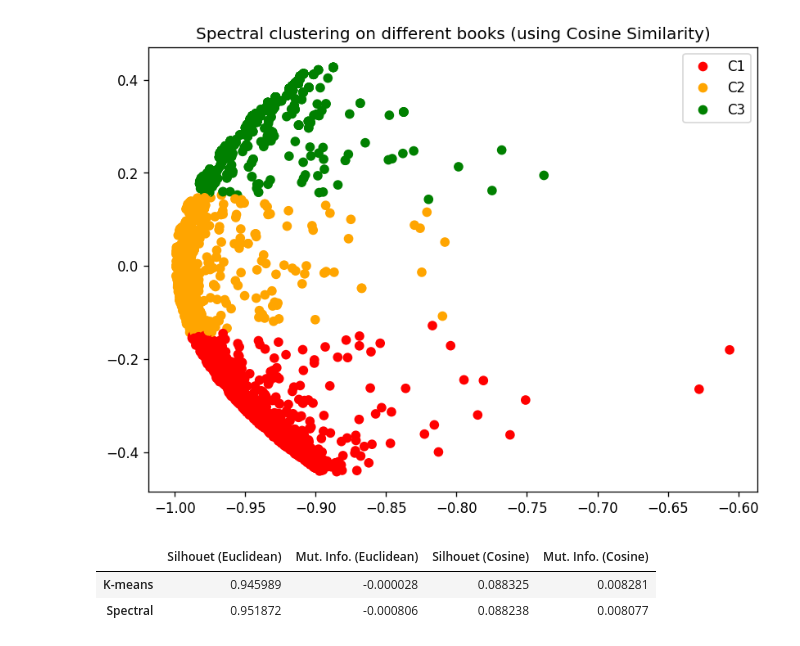
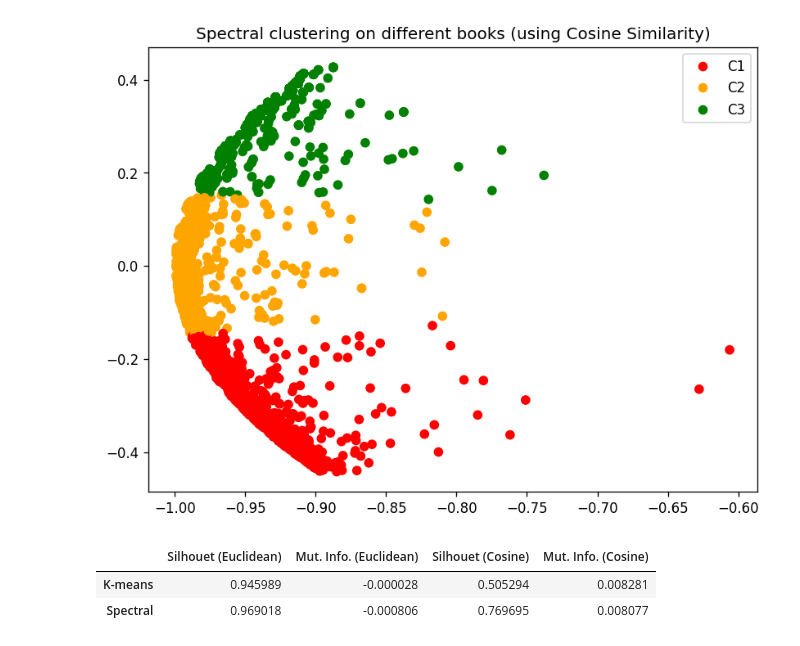
Before and after one commit to darhal/IFT799-DataScience, a Jupyter notebook: Lab2/tp2.ipynb, the cells around one changed output. Cells and saved outputs as stored; diff of their text form; code cells hidden in the pictures.

```diff
--- a/Lab2/tp2.ipynb
+++ b/Lab2/tp2.ipynb
@@ -88,6 +88,10 @@ display(pdScoreMat)
 
 pdBooksFeatures = getBookStats(scoreMatrix, booksAsin)
 display(pdBooksFeatures)
+count = [ (pdBooksFeatures.Class.values == i).sum() for i in range(0, 3) ]
+for i in range(0,3):
+    nbStars = (i+1) * "⭐"
+    print(f"{nbStars} : {count[i]} samples")
 # %% [output]
 |  | 1 ⭐ | 2 ⭐ | 3 ⭐ | 4 ⭐ | 5 ⭐ |
 | 000100039X | 6 | 4 | 8 | 15 | 173 |
@@ -291,43 +298,51 @@ def displaySpectralClustering(booksFeatures):
         dataLabels=spectralCos.labels_,
         title="Spectral clustering on different books (using Cosine Similarity)"
     )
-    return spectralEucli, spectralCos
+    return eucliCoords, spectralEucli, cosCoords, spectralCos
 
-spectralEucli, spectralCos = displaySpectralClustering(booksFeatures)
+spectralEucliCoords, spectralEucli, spectralCosCoords, spectralCos = displaySpectralClustering(booksFeatures)
 # %% [output]
 [figure]
 [figure]
 # %%
 # Q5
-def getAccuracyMatrix(pdBooksFeatures, booksFeatures, kmeansEucli, kmeansCos, spectralEucli, spectralCos):
+def getAccuracyMatrix(pdBooksFeatures, booksFeatures, kmeansEucli, kmeansCos, spectralEucli, spectralCos, spectralEucliCoords, spectralCosCoords):
     bookClasses = pdBooksFeatures[["Class"]].to_numpy(dtype=int).T[0]
     perfMetric = np.array([
         [
             sk.metrics.silhouette_score(booksFeatures, kmeansEucli.labels_),
             sk.metrics.adjusted_mutual_info_score(kmeansEucli.labels_, bookClasses),
-            sk.metrics.silhouette_score(booksFeatures, kmeansCos.labels_),
+            sk.metrics.silhouette_score(preprocessing.normalize(booksFeatures), kmeansCos.labels_, metric="cosine"),
             sk.metrics.adjusted_mutual_info_score(kmeansCos.labels_, bookClasses),
         ],
         [
-            sk.metrics.silhouette_score(booksFeatures, spectralEucli.labels_),
+            sk.metrics.silhouette_score(spectralEucliCoords, spectralEucli.labels_),
             sk.metrics.adjusted_mutual_info_score(spectralEucli.labels_, bookClasses),
-            sk.metrics.silhouette_score(booksFeatures, spectralCos.labels_),
+            sk.metrics.silhouette_score(spectralCosCoords, spectralCos.labels_, metric="cosine"),
             sk.metrics.adjusted_mutual_info_score(spectralCos.labels_, bookClasses),
         ],
     ])
     return perfMetric
 
-def displayAccuracyMatrix(pdBooksFeatures, booksFeatures, kmeansClustering, spectraClustering):
-    accMat = getAccuracyMatrix(pdBooksFeatures, booksFeatures, kmeansClustering[0], kmeansClustering[1], spectraClustering[0], spectraClustering[1])
+def displayAccuracyMatrix(pdBooksFeatures, booksFeatures, kmeansClustering, spectraClustering, spectralEucliCoords, spectralCosCoords):
+    accMat = getAccuracyMatrix(pdBooksFeatures, booksFeatures, kmeansClustering[0], kmeansClustering[1],
+        spectraClustering[0], spectraClustering[1], spectralEucliCoords, spectralCosCoords)
     display(pd.DataFrame(
         data=accMat,
         columns=["Silhouet (Euclidean)", "Mut. Info. (Euclidean)", "Silhouet (Cosine)", "Mut. Info. (Cosine)",],
         index=["K-means", "Spectral"]
     ))
     return accMat
 
-_ = displayAccuracyMatrix(pdBooksFeatures, booksFeatures, (kmeansEucli, kmeansCos), (spectralEucli, spectralCos))
+_ = displayAccuracyMatrix(
+    pdBooksFeatures,
+    booksFeatures,
+    (kmeansEucli, kmeansCos),
+    (spectralEucli, spectralCos),
+    spectralEucliCoords,
+    spectralCosCoords
+)
 # %% [output]
 |  | Silhouet (Euclidean) | Mut. Info. (Euclidean) | Silhouet (Cosine) | Mut. Info. (Cosine) |
-| K-means | 0.945989 | -0.000028 | 0.088325 | 0.008281 |
-| Spectral | 0.951872 | -0.000806 | 0.088238 | 0.008077 |
+| K-means | 0.945989 | -0.000028 | 0.505294 | 0.008281 |
+| Spectral | 0.969018 | -0.000806 | 0.769695 | 0.008077 |
```
Also changed, not shown: parts of 4 cells of this notebook.
